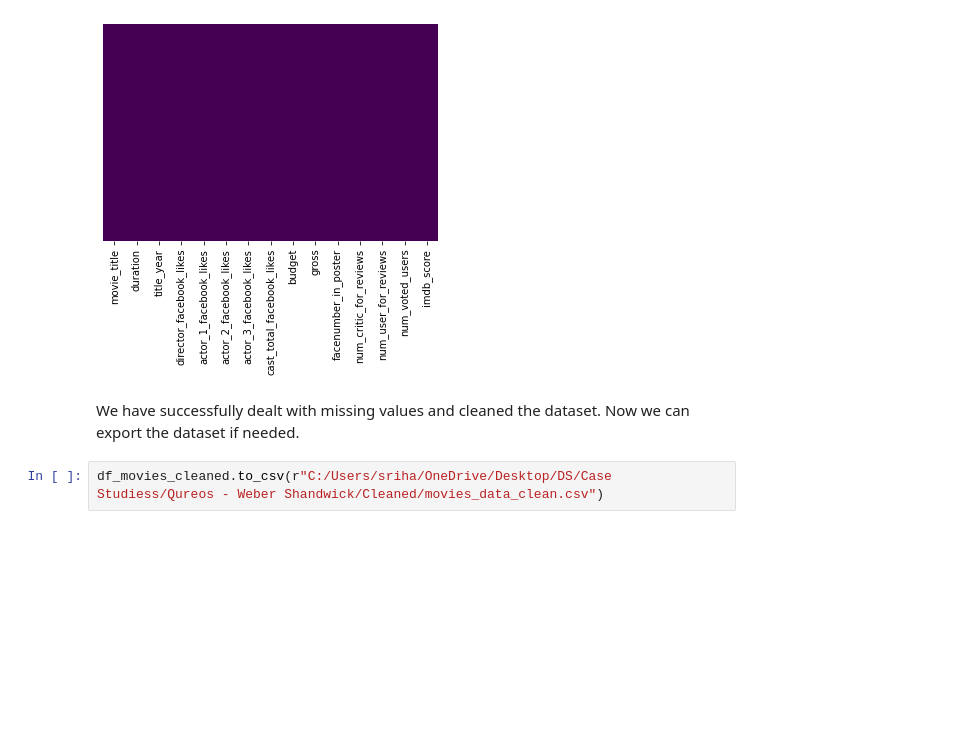
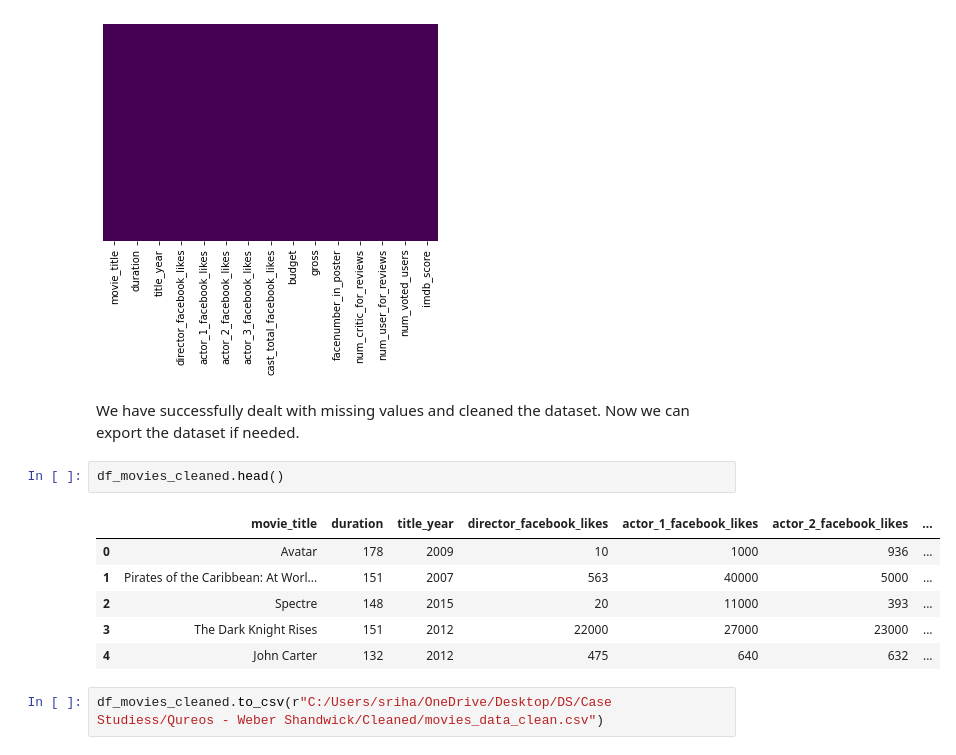
Before and after one commit to s-mushnoori/weber-shandwick-case-study, a Jupyter notebook: data_cleaning.ipynb, the cells around one changed output. Drawn from its saved outputs; the diff is of its cells as text; blank space fills up the shorter version.

Commit message:
Added gitignore and modified data_cleaning file to display cleaned dataset

```diff
--- a/data_cleaning.ipynb
+++ b/data_cleaning.ipynb
@@ -223,5 +223,14 @@ Missing values visualized:
 [figure]
 # %% [markdown]
 We have successfully dealt with missing values and cleaned the dataset. Now we can export the dataset if needed.
+# %%
+df_movies_cleaned.head()
+# %% [output]
+|  | movie_title | duration | title_year | director_facebook_likes | actor_1_facebook_likes | actor_2_facebook_likes | ... |
+| 0 | Avatar | 178 | 2009 | 10 | 1000 | 936 | ... |
+| 1 | Pirates of the Caribbean: At Worl... | 151 | 2007 | 563 | 40000 | 5000 | ... |
+| 2 | Spectre | 148 | 2015 | 20 | 11000 | 393 | ... |
+| 3 | The Dark Knight Rises | 151 | 2012 | 22000 | 27000 | 23000 | ... |
+| 4 | John Carter | 132 | 2012 | 475 | 640 | 632 | ... |
 # %%
 df_movies_cleaned.to_csv(r"C:/Users/sriha/OneDrive/Desktop/DS/Case Studiess/Qureos - Weber Shandwick/Cleaned/movies_data_clean.csv")
```
Also changed, not shown: 1 other file.
